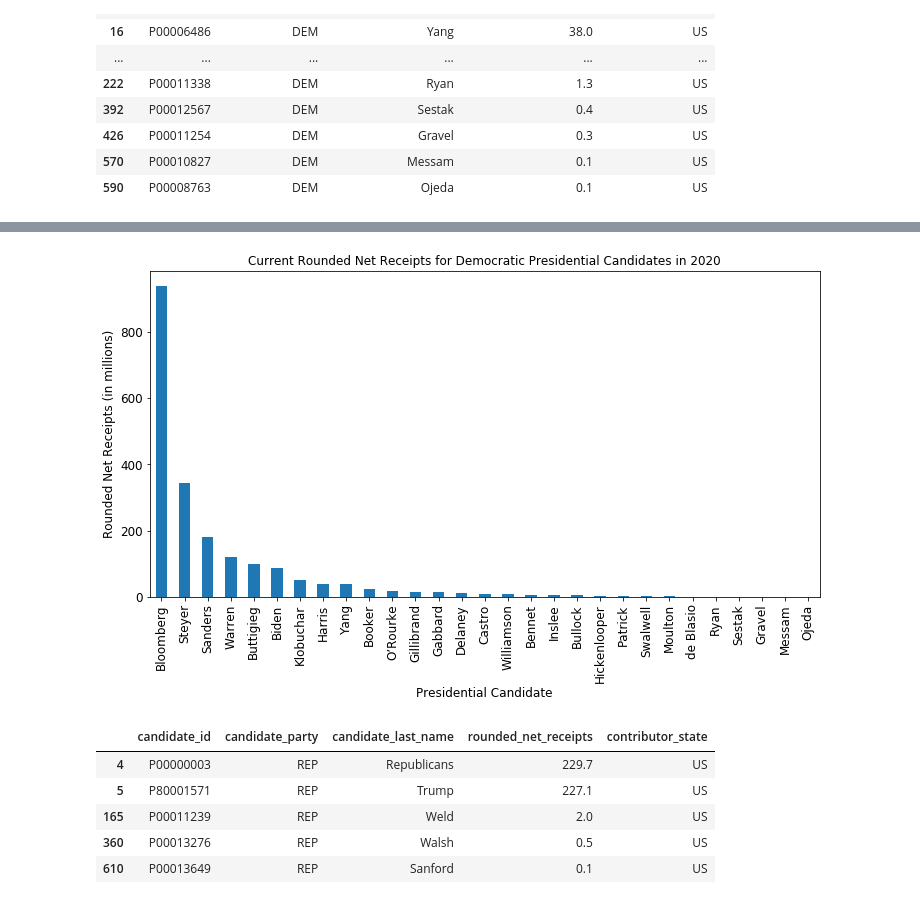
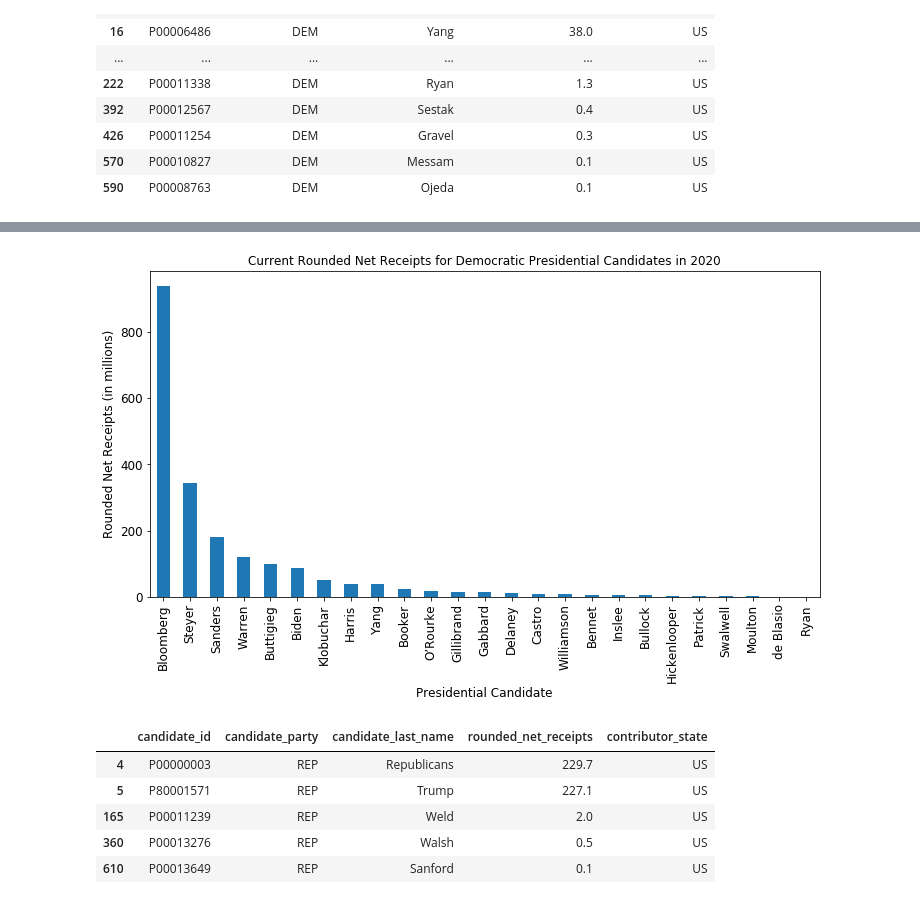
Before and after one commit to N-Prentko/project_one, a Jupyter notebook: Dan/Edie_Campaign_Finances.ipynb, the cells around one changed output, grey strips where cells are left out. Drawn from its saved outputs; the diff is of its cells as text; code cells hidden in the pictures.

```diff
--- a/Dan/Edie_Campaign_Finances.ipynb
+++ b/Dan/Edie_Campaign_Finances.ipynb
@@ -359,12 +366,14 @@ current_dem
 # %%
+# plotting overall receipts by 2020 dem candidates (cutoff was candidates who raised over 1 mil)
 current_dem_overall = current_dem.loc[(current_dem['contributor_state'] == 'US') &
-                                (current_dem['candidate_last_name'] != 'Democrats')]
+                                (current_dem['candidate_last_name'] != 'Democrats') &
+                                     (current_dem['rounded_net_receipts'] > 1)]
 current_dem_overall.plot(x = 'candidate_last_name', y = 'rounded_net_receipts', kind = 'bar', figsize=(12, 6),
                   title= 'Current Rounded Net Receipts for Democratic Presidential Candidates in 2020',
                   legend=False, fontsize=12)
 plt.pyplot.ylabel("Rounded Net Receipts (in millions)", fontsize=12)
 plt.pyplot.xlabel("Presidential Candidate", fontsize=12)
 plt.pyplot.savefig('output/current_dem_net_receipts.png')
 # %% [output]
-[figure, old version]
+[figure, new version]
 # %%
```
Also changed, not shown: parts of 21 cells of this notebook, 3 other files.
